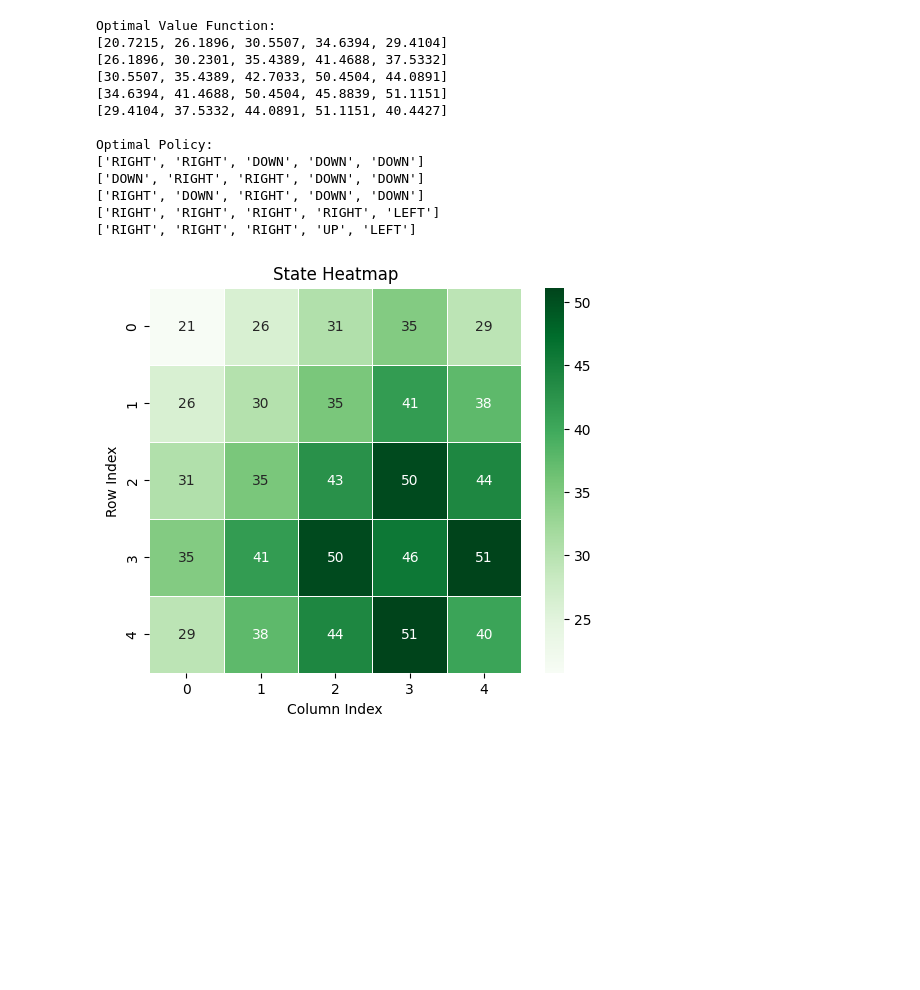
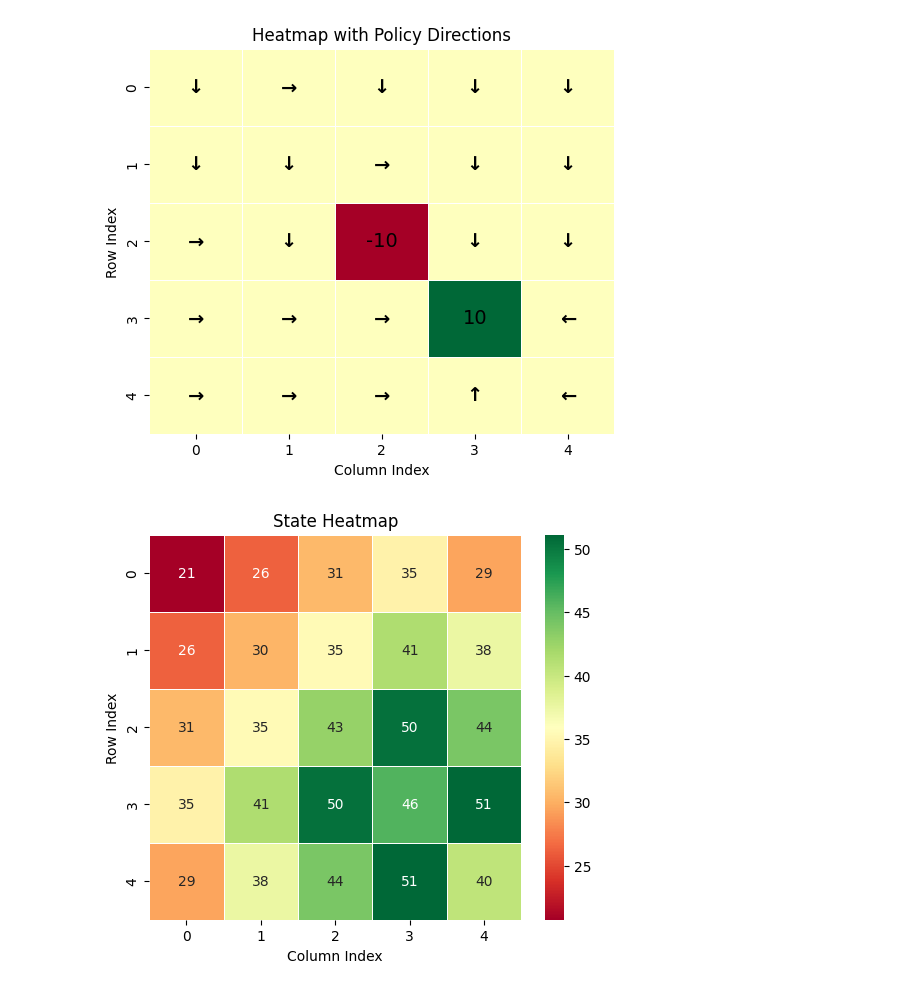
Before and after one commit to turtlesoul25/value_iteration, a Jupyter notebook: Examples/Gridworld_nxm/Solving_Gridworld.ipynb, the cells around one changed output. Cells and saved outputs as stored; diff of their text form; code cells hidden in the pictures; blank space fills up the shorter version.

```diff
--- a/Examples/Gridworld_nxm/Solving_Gridworld.ipynb
+++ b/Examples/Gridworld_nxm/Solving_Gridworld.ipynb
@@ -10,10 +84,10 @@ import seaborn as sns
 # %%
-grid_rows = 5
-grid_cols = 5
-Sg = {(i,j) for i in range(grid_rows) for j in range(grid_cols)}
-Ag = {"UP", "DOWN", "LEFT", "RIGHT"}
+S_grid = {(i,j) for i in range(grid_rows) for j in range(grid_cols)}
+A_grid = {"UP", "DOWN", "LEFT", "RIGHT"}
 reward_states = {(2,2):-10, (3,3): 10}              # Define reward states
-Rg = reward_func_generator(reward_states, -1, Sg)
-Pg = prob_func_generator(0.7, Sg, Ag)
+boundary_penalty = -1
+intended_prob = 0.7
+R_grid = reward_func_generator(reward_states, boundary_penalty, S_grid)
+P_grid = prob_func_generator(intended_prob, S_grid, A_grid)
 gamma = 0.9
-result = value_iteration(Sg, Ag, Pg, Rg, gamma, max_iterations=100)
+result = value_iteration(S_grid, A_grid, P_grid, R_grid, gamma, max_iterations=100)
@@ -20,53 +116,60 @@ result = value_iteration(Sg, Ag, Pg, Rg, gamma, max_iterations=100)
+# %%
+optimal_policy = result["optimal_policy"]
+# Convert policy directions to Unicode arrows
+arrow_map = {"UP": "↑", "DOWN": "↓", "LEFT": "←", "RIGHT": "→"}
+
+# # Create a 2D numpy array for heatmap
+# heatmap_data = np.full((grid_rows, grid_cols), np.nan)
+# for (r, c), value in grid_values.items():
+#     heatmap_data[r, c] = value
+
+# Create heatmap
+plt.figure(figsize=(6, 5))
+ax = sns.heatmap(grid_data, cmap="RdYlGn", linewidths=0.5, fmt=".1f", cbar=False)
+
+# Overlay arrows (skip +10 and -10 cells)
+for (row, col), direction in optimal_policy.items():
+    if direction and grid_values[(row, col)] not in [10, -10]:  # Skip special cells
+        ax.text(col + 0.5, row + 0.5, arrow_map[direction],
+                ha='center', va='center', fontsize=14, color="black", fontweight="bold")
+    elif (row, col) in reward_states:
+        ax.text(col + 0.5, row + 0.5, reward_states[(row, col)],
+                ha='center', va='center', fontsize=14, color="black")
+
+# Labels and title
+plt.xlabel("Column Index")
+plt.ylabel("Row Index")
+plt.title("Heatmap with Policy Directions")
+plt.show()
+# %% [output]
+[figure, added]
 # %%
-print("Optimal Value Function:")
-for i in range(grid_rows):
-    print([round(result["value_function"][(i, j)], 4) for j in range(grid_cols)])
-
-print("\nOptimal Policy:")
-for i in range(grid_rows):
-    print([result["optimal_policy"][(i, j)] for j in range(grid_cols)])
-
-
-
 # Example dictionary: {(row, col): value}
 state_values = result["value_function"]
 
 # Extract grid size
 rows = max(key[0] for key in state_values) + 1
 cols = max(key[1] for key in state_values) + 1
 
 # Create a 2D numpy array filled with NaNs (for missing values)
 heatmap_data = np.full((rows, cols), np.nan)
 
 # Fill array with values from the dictionary
 for (r, c), value in state_values.items():
     heatmap_data[r, c] = value
 
 # Set a custom colormap to match the green theme
 cmap = sns.color_palette("Greens", as_cmap=True)
 
 # Plot heatmap
 plt.figure(figsize=(6, 5))
-sns.heatmap(heatmap_data, annot=True, cmap="Greens", linewidths=0.5)
+sns.heatmap(heatmap_data, annot=True, cmap="RdYlGn", linewidths=0.5)
 
 # Labels and title
 plt.xlabel("Column Index")
 plt.ylabel("Row Index")
 plt.title("State Heatmap")
 
 plt.show()
 # %% [output]
-Optimal Value Function:
-[20.7215, 26.1896, 30.5507, 34.6394, 29.4104]
-[26.1896, 30.2301, 35.4389, 41.4688, 37.5332]
-[30.5507, 35.4389, 42.7033, 50.4504, 44.0891]
-[34.6394, 41.4688, 50.4504, 45.8839, 51.1151]
-[29.4104, 37.5332, 44.0891, 51.1151, 40.4427]
-
-Optimal Policy:
-['RIGHT', 'RIGHT', 'DOWN', 'DOWN', 'DOWN']
-['DOWN', 'RIGHT', 'RIGHT', 'DOWN', 'DOWN']
-['RIGHT', 'DOWN', 'RIGHT', 'DOWN', 'DOWN']
-['RIGHT', 'RIGHT', 'RIGHT', 'RIGHT', 'LEFT']
-['RIGHT', 'RIGHT', 'RIGHT', 'UP', 'LEFT']
-[figure, old version]
+[figure, new version]
```
Also changed, not shown: parts of 7 cells of this notebook.
